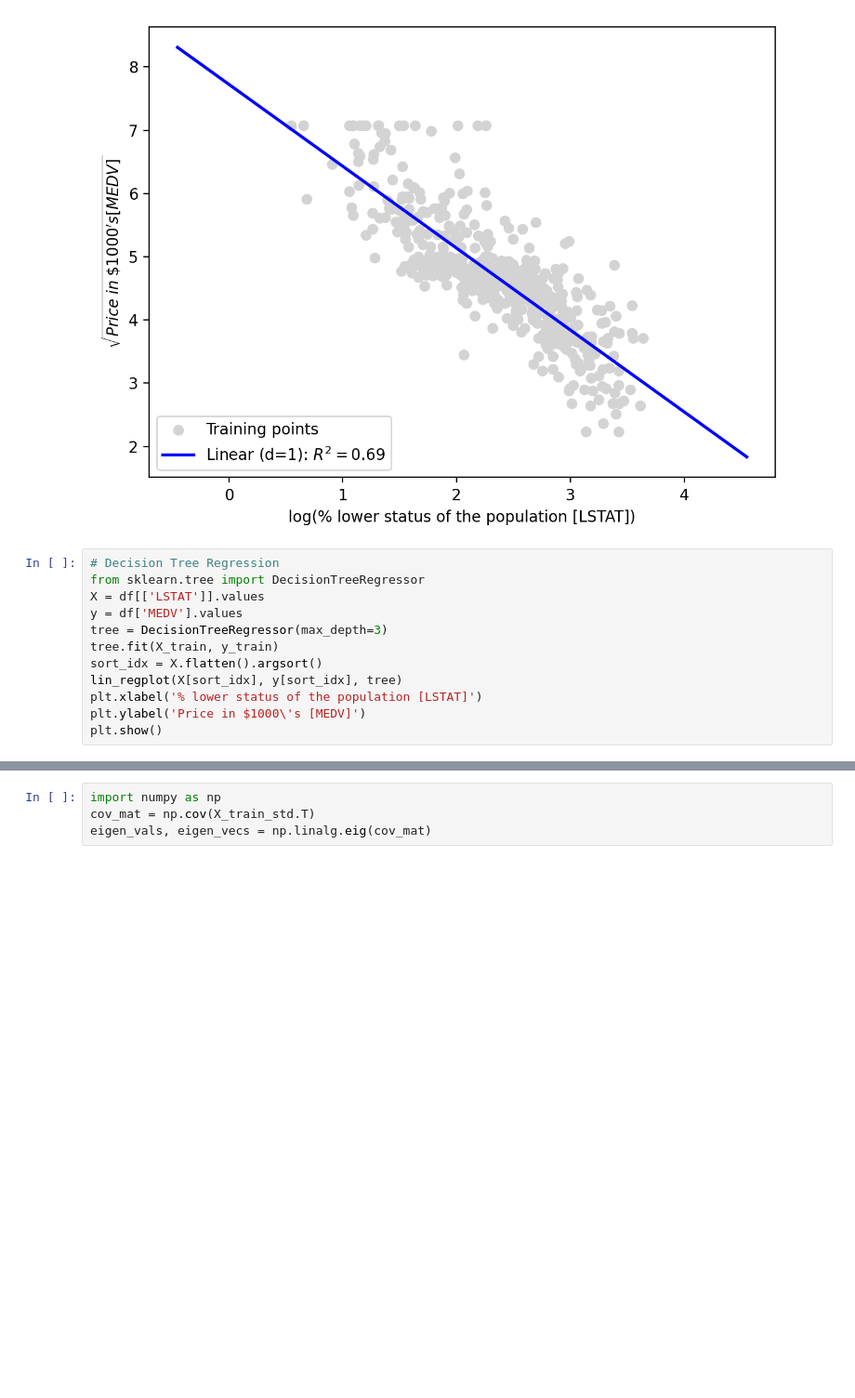
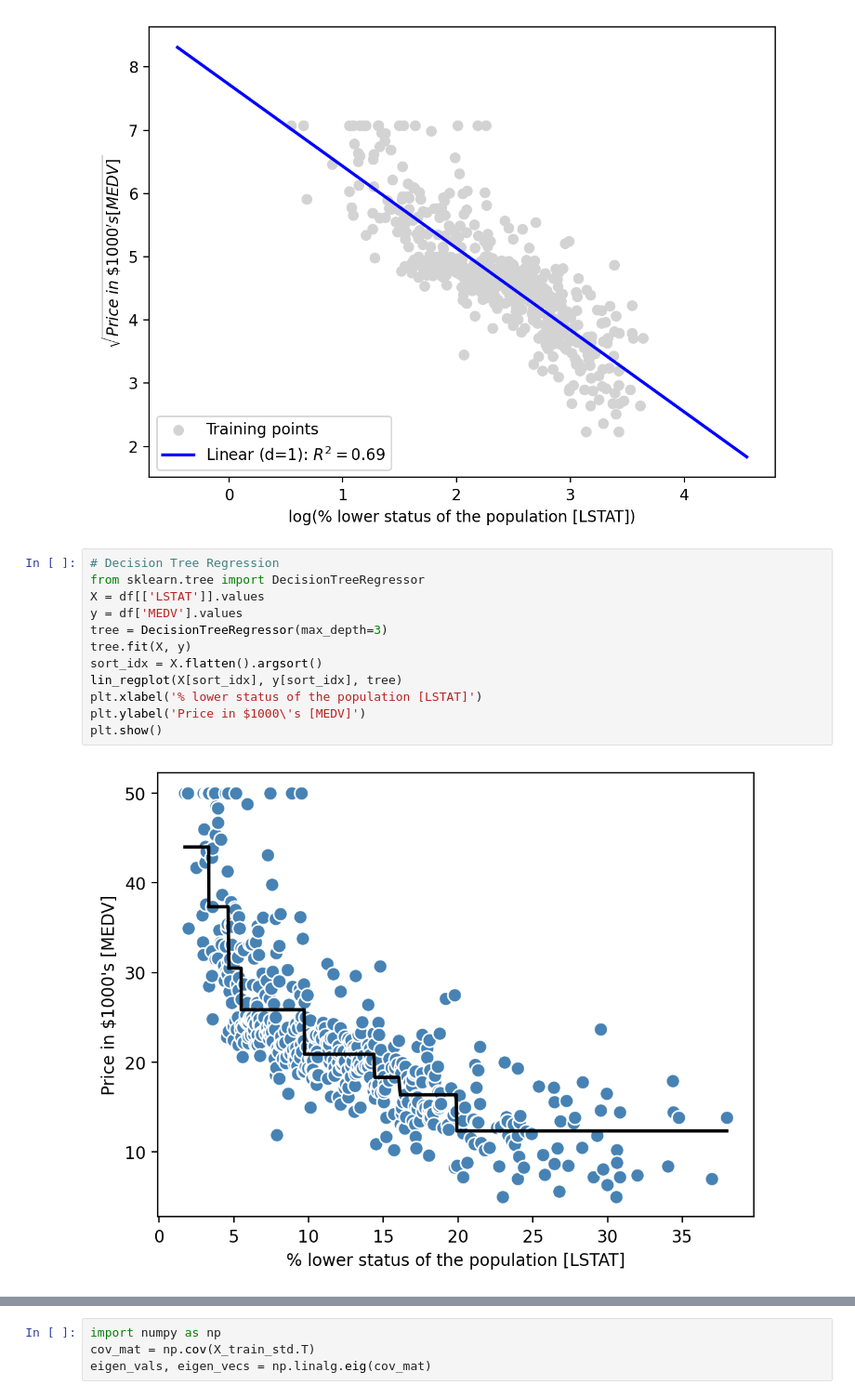
Before and after one commit to dae9999nam/COMP3314, a Jupyter notebook: COMP3314_Machine_Learning.ipynb, the cells around one changed output, grey strips where cells are left out. Shown at 93% size. Cells and saved outputs as stored; diff of their text form; blank space fills up the shorter version.

```diff
--- a/COMP3314_Machine_Learning.ipynb
+++ b/COMP3314_Machine_Learning.ipynb
@@ -1419,15 +1419,17 @@ plt.show()
 # %%
 # Decision Tree Regression
 from sklearn.tree import DecisionTreeRegressor
 X = df[['LSTAT']].values
 y = df['MEDV'].values
 tree = DecisionTreeRegressor(max_depth=3)
-tree.fit(X_train, y_train)
+tree.fit(X, y)
 sort_idx = X.flatten().argsort()
 lin_regplot(X[sort_idx], y[sort_idx], tree)
 plt.xlabel('% lower status of the population [LSTAT]')
 plt.ylabel('Price in $1000\'s [MEDV]')
 plt.show()
+# %% [output]
+[figure, added]
 # %%
 # Random Forest Regression
 X = df.iloc[:, :-1].values
```
Also changed, not shown: parts of 3 cells of this notebook.
